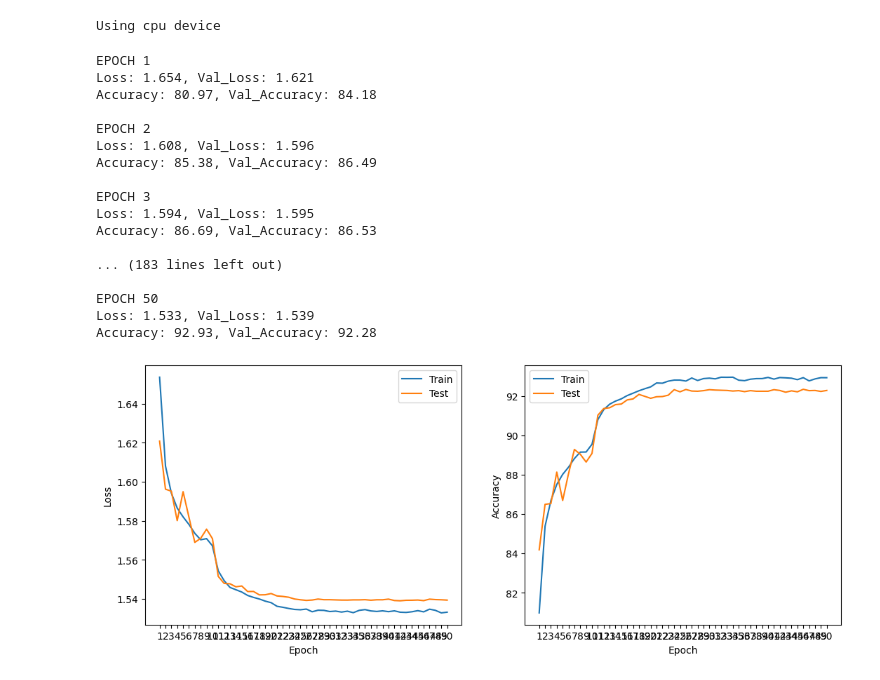
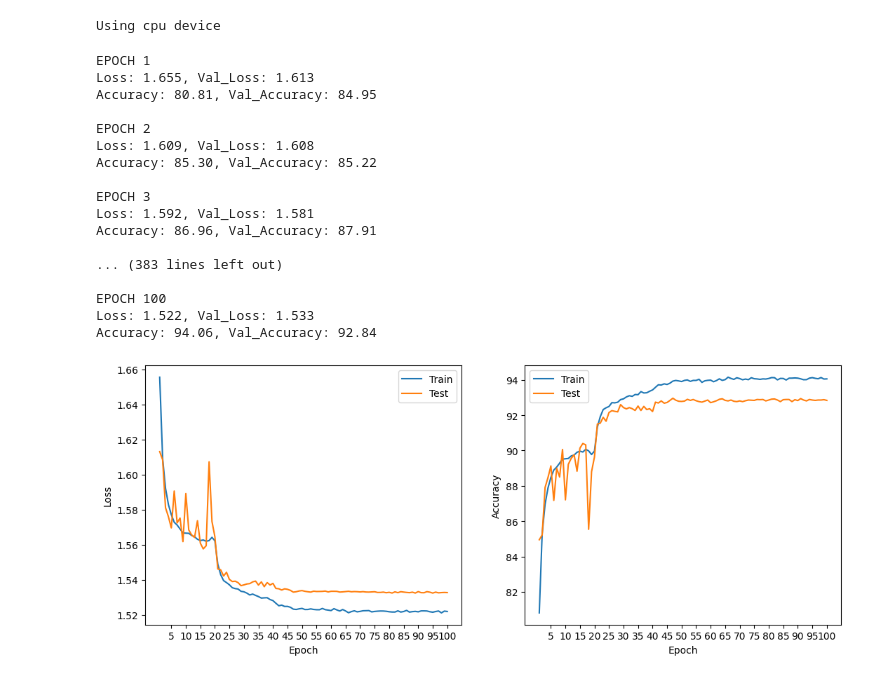
Before and after one commit to AlexanderDBell/TheDeveloperAcademy-Bootcamp, a Jupyter notebook: Final Project/clothes_detector.ipynb, the cells around one changed output. Cells and saved outputs as stored; diff of their text form; code cells hidden in the pictures.

Commit message:
Tweaked final model

```diff
--- a/Final Project/clothes_detector.ipynb
+++ b/Final Project/clothes_detector.ipynb
@@ -35,3 +35,7 @@ test_data = datasets.FashionMNIST(
 
 train_dataloader = DataLoader(train_data, batch_size=batch_size, shuffle=True, num_workers=8)
 test_dataloader = DataLoader(test_data, batch_size=batch_size, shuffle=True, num_workers=8)
+# %%
+for i in range(100):
+    img, label = test_data[i]
+    print(i, label)
@@ -48,12 +70,12 @@ labels_map = {
     8: "Bag",
     9: "Ankle Boot",
 }
-figure = plt.figure(figsize=(8, 8))
-cols, rows = 3, 3
-for i in range(1, cols * rows + 1):
-    sample_idx = torch.randint(len(train_data), size=(1,)).item()
-    img, label = train_data[sample_idx]
-    figure.add_subplot(rows, cols, i)
+
+example_index = [19, 2, 1, 13, 10, 8, 4, 9, 18, 0]
+figure = plt.figure(figsize=(8, 4))
+for i in range(10):
+    img, label = test_data[example_index[i]]
+    figure.add_subplot(2, 5, i+1)
     plt.title(labels_map[label])
     plt.axis("off")
     plt.imshow(img.squeeze(), cmap="Grays")
@@ -122,10 +144,12 @@ class VGG(nn.Module):
         return logits
 # %%
 class NetworkTrainer:
-    def __init__(self, model: nn.Module,
-                 loss_fn: nn.modules.loss._Loss,
-                 optimiser: optim.Optimizer,
-                 scheduler: optim.lr_scheduler._LRScheduler):
+    def __init__(
+            self, model: nn.Module,
+            loss_fn: nn.modules.loss._Loss,
+            optimiser: optim.Optimizer,
+            scheduler: optim.lr_scheduler._LRScheduler = None
+        ):
         self.model = model
         self.loss_fn = loss_fn
         self.optimiser = optimiser
@@ -140,7 +164,8 @@ class NetworkTrainer:
             print(f'EPOCH {epoch+1}')
             train_loss, train_acc = self._train_epoch()
             test_loss, test_acc = self._eval_epoch()
-            self.scheduler.step()
+            if self.scheduler is not None:
+                self.scheduler.step()
             train_loss_list.append(train_loss)
             train_acc_list.append(train_acc)
             test_loss_list.append(test_loss)
@@ -216,30 +241,30 @@ print(f"Using {device} device")
 # %% [output]
 Using cpu device
 # %%
+model = VGG().to(device)
 loss_fn = nn.CrossEntropyLoss()
-model = VGG().to(device)
 optimiser = optim.SGD(model.parameters(), lr=0.1, momentum=0.9, weight_decay=1e-4)
-scheduler = optim.lr_scheduler.StepLR(optimiser, 10)
+scheduler = optim.lr_scheduler.StepLR(optimiser, 20)
 # %%
 trainer = NetworkTrainer(model, loss_fn, optimiser, scheduler)
-results = trainer.train_model(50)
+results = trainer.train_model(100)
 plot_results(results)
 # %% [output]
 EPOCH 1
-Loss: 1.654, Val_Loss: 1.621
-Accuracy: 80.97, Val_Accuracy: 84.18
+Loss: 1.655, Val_Loss: 1.613
+Accuracy: 80.81, Val_Accuracy: 84.95
 
 EPOCH 2
-Loss: 1.608, Val_Loss: 1.596
-Accuracy: 85.38, Val_Accuracy: 86.49
+Loss: 1.609, Val_Loss: 1.608
+Accuracy: 85.30, Val_Accuracy: 85.22
 
 EPOCH 3
-Loss: 1.594, Val_Loss: 1.595
-Accuracy: 86.69, Val_Accuracy: 86.53
+Loss: 1.592, Val_Loss: 1.581
+Accuracy: 86.96, Val_Accuracy: 87.91
 
-... (183 lines left out)
+... (383 lines left out)
 
-EPOCH 50
-Loss: 1.533, Val_Loss: 1.539
-Accuracy: 92.93, Val_Accuracy: 92.28
+EPOCH 100
+Loss: 1.522, Val_Loss: 1.533
+Accuracy: 94.06, Val_Accuracy: 92.84
-[figure, old version]
+[figure, new version]
```
Also changed, not shown: parts of 4 cells of this notebook.
